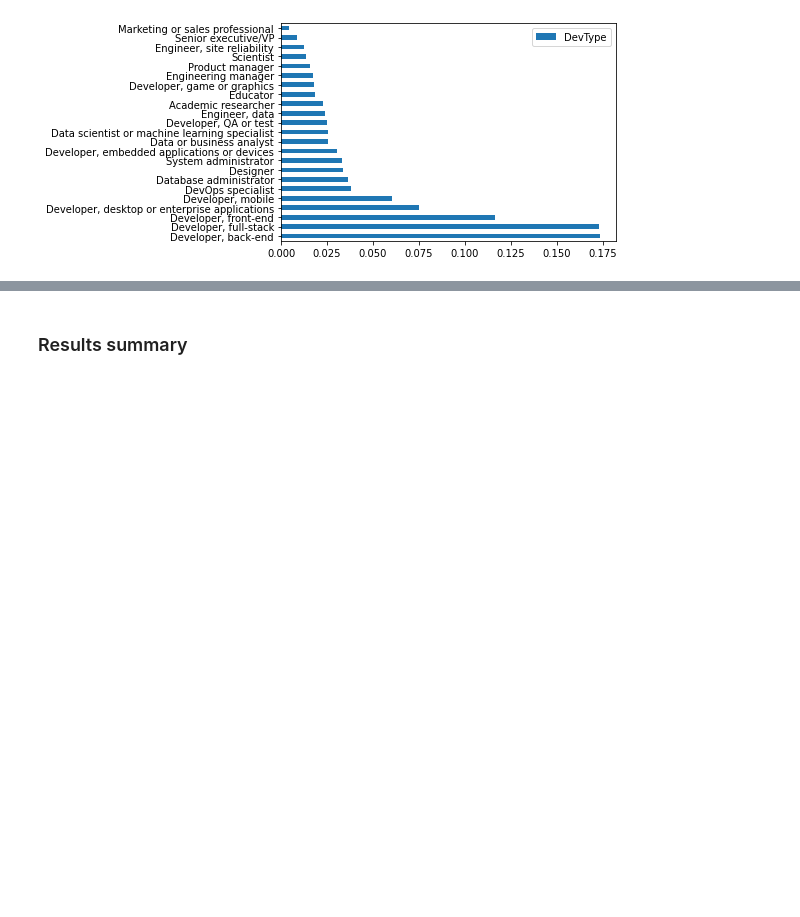
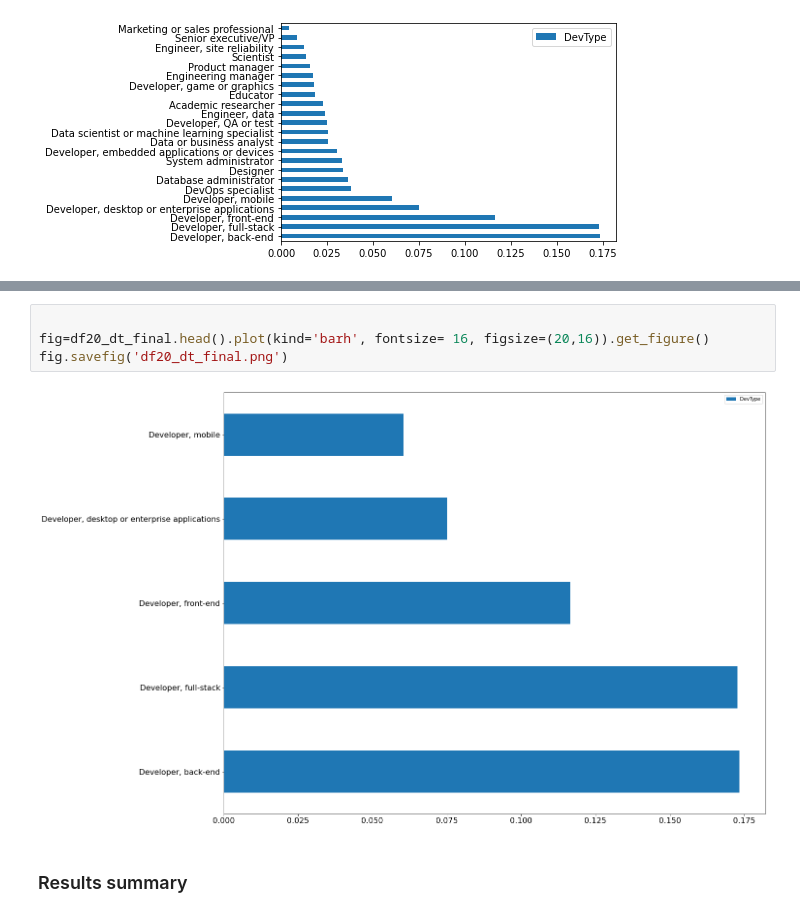
Before and after one commit to saberdy/udaproject_post_a_blog, a Jupyter notebook: main.ipynb, the cells around one changed output, grey strips where cells are left out. Saved outputs shown, nothing was run; the diff lists cells and outputs as text; blank space fills up the shorter version.

```diff
--- a/main.ipynb
+++ b/main.ipynb
@@ -173,3 +178,9 @@ df20_dt_final.plot.barh()
+# %%
+
+fig=df20_dt_final.head().plot(kind='barh', fontsize= 16, figsize=(20,16)).get_figure()
+fig.savefig('df20_dt_final.png')
+# %% [output]
+[figure, added]
 # %% [markdown]
 ### Results summary
 # %%
```
Also changed, not shown: parts of 12 cells of this notebook.
